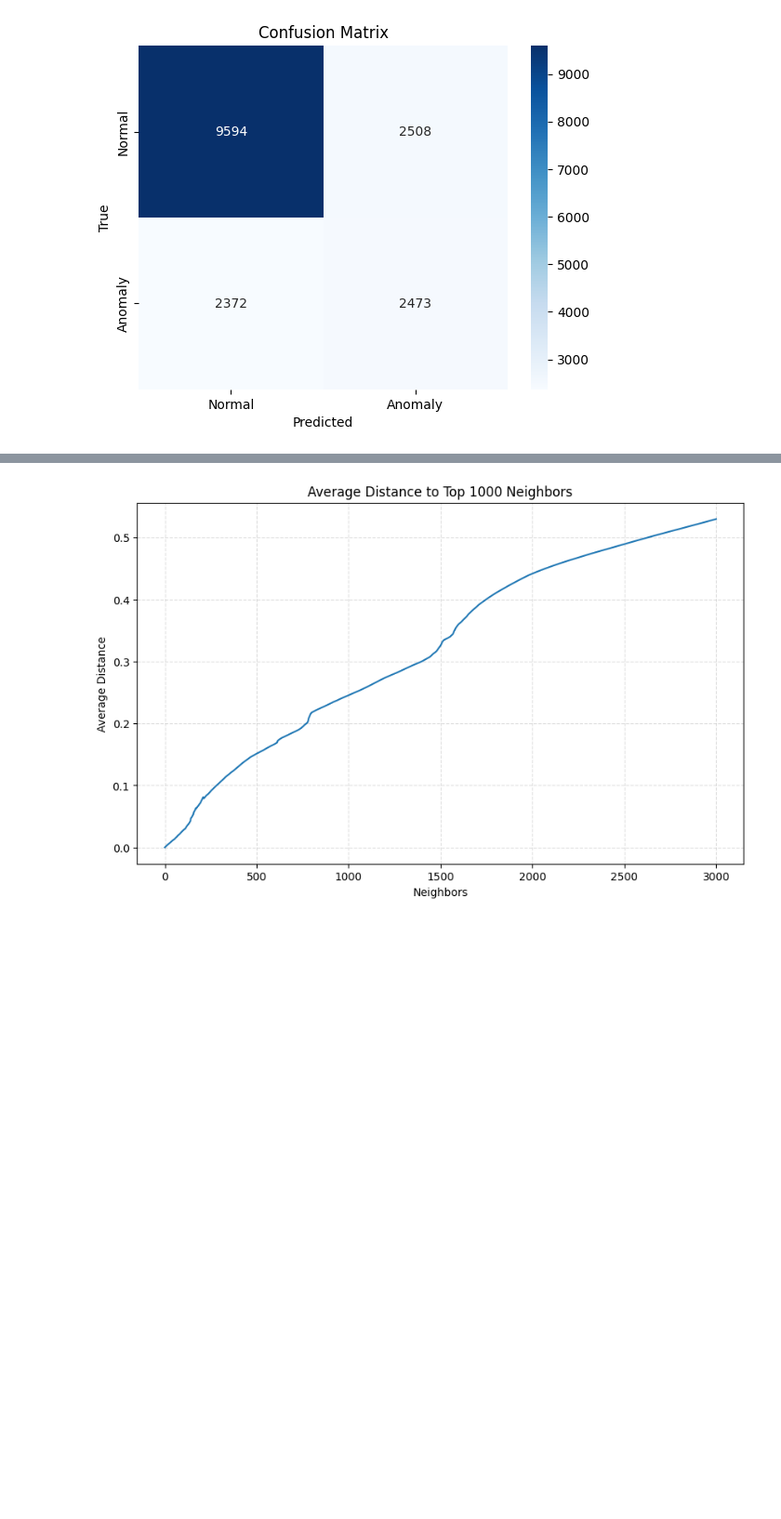
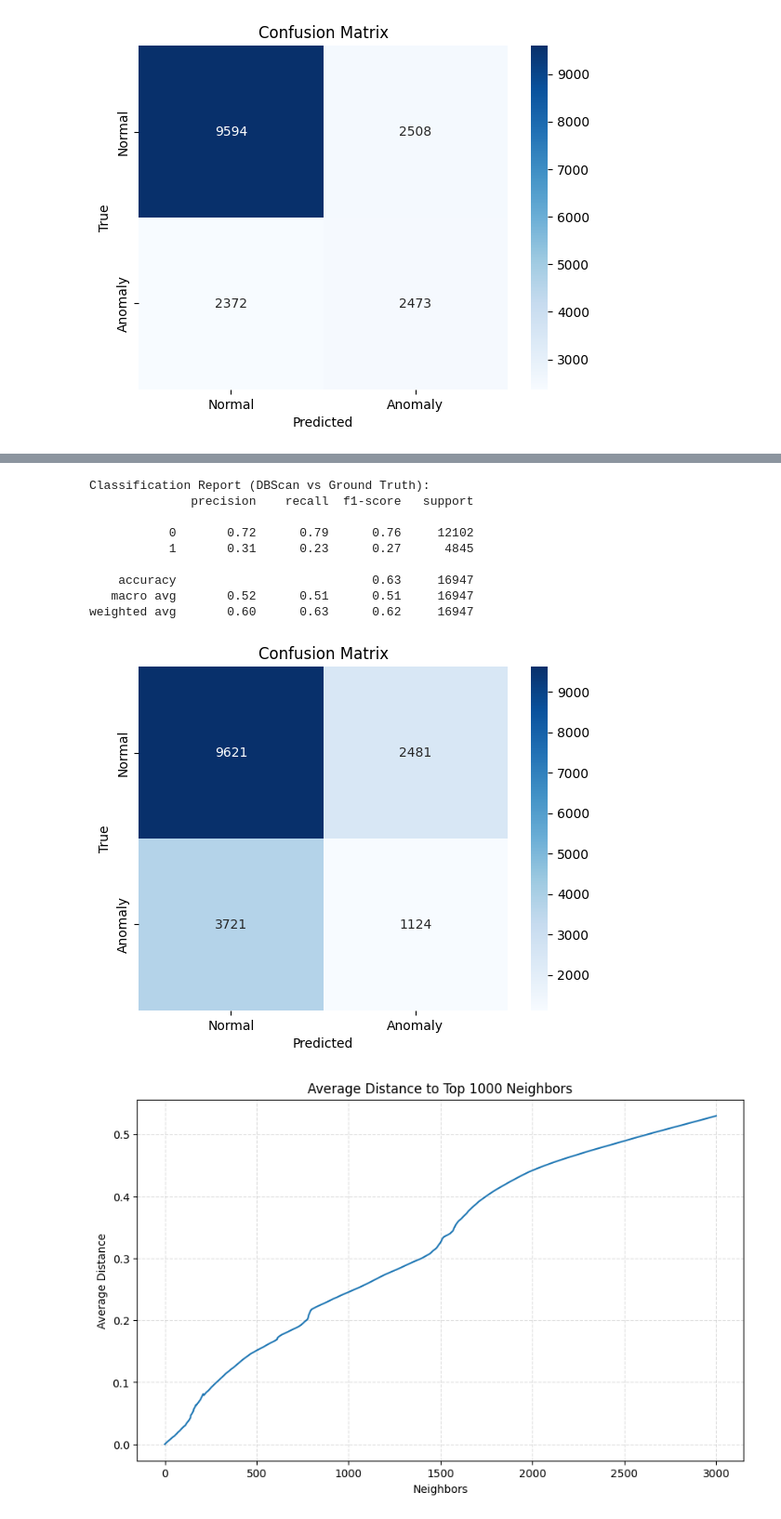
Before and after one commit to RenatoMignone/unsupervised-network-intrusion-detection, a Jupyter notebook: lab/notebooks/Task4.ipynb, the cells around one changed output, grey strips where cells are left out. Shown at 93% size. Drawn from its saved outputs; the diff is of its cells as text; code cells hidden in the pictures; blank space fills up the shorter version.

Commit message:
DBScan trained with lower minPts and eps

```diff
--- a/lab/notebooks/Task4.ipynb
+++ b/lab/notebooks/Task4.ipynb
@@ -508,3 +560,29 @@ Name: proportion, dtype: object
+# %%
+# Use DBSCAN with the epsilon and min_points gotten from the plot
+dbscan = DBSCAN(eps=0.08, min_samples=180, metric="cosine")
+dbscan_labels = dbscan.fit_predict(X_train)
+y_pred_binary_dbscan = [1 if label == -1 else 0 for label in dbscan_labels]
+
+print("\nClassification Report (DBScan vs Ground Truth):")
+print(classification_report(y_train, y_pred_binary_dbscan))
+# Confusion matrix
+cm = confusion_matrix(y_train, y_pred_binary_dbscan)
+sns.heatmap(cm, annot=True, fmt='d', cmap='Blues', xticklabels=['Normal','Anomaly'], yticklabels=['Normal','Anomaly'])
+plt.title('Confusion Matrix')
+plt.xlabel('Predicted')
+plt.ylabel('True')
+plt.show()
+# %% [output]
+Classification Report (DBScan vs Ground Truth):
+              precision    recall  f1-score   support
+
+           0       0.72      0.79      0.76     12102
+           1       0.31      0.23      0.27      4845
+
+    accuracy                           0.63     16947
+   macro avg       0.52      0.51      0.51     16947
+weighted avg       0.60      0.63      0.62     16947
+[figure, added]
 # %%
 # Try to repeat excluding outliers in the mean computation
 def compute_column_mean_excluding_outliers(matrix, threshold=1.5):
```
Also changed, not shown: parts of 8 cells of this notebook.
